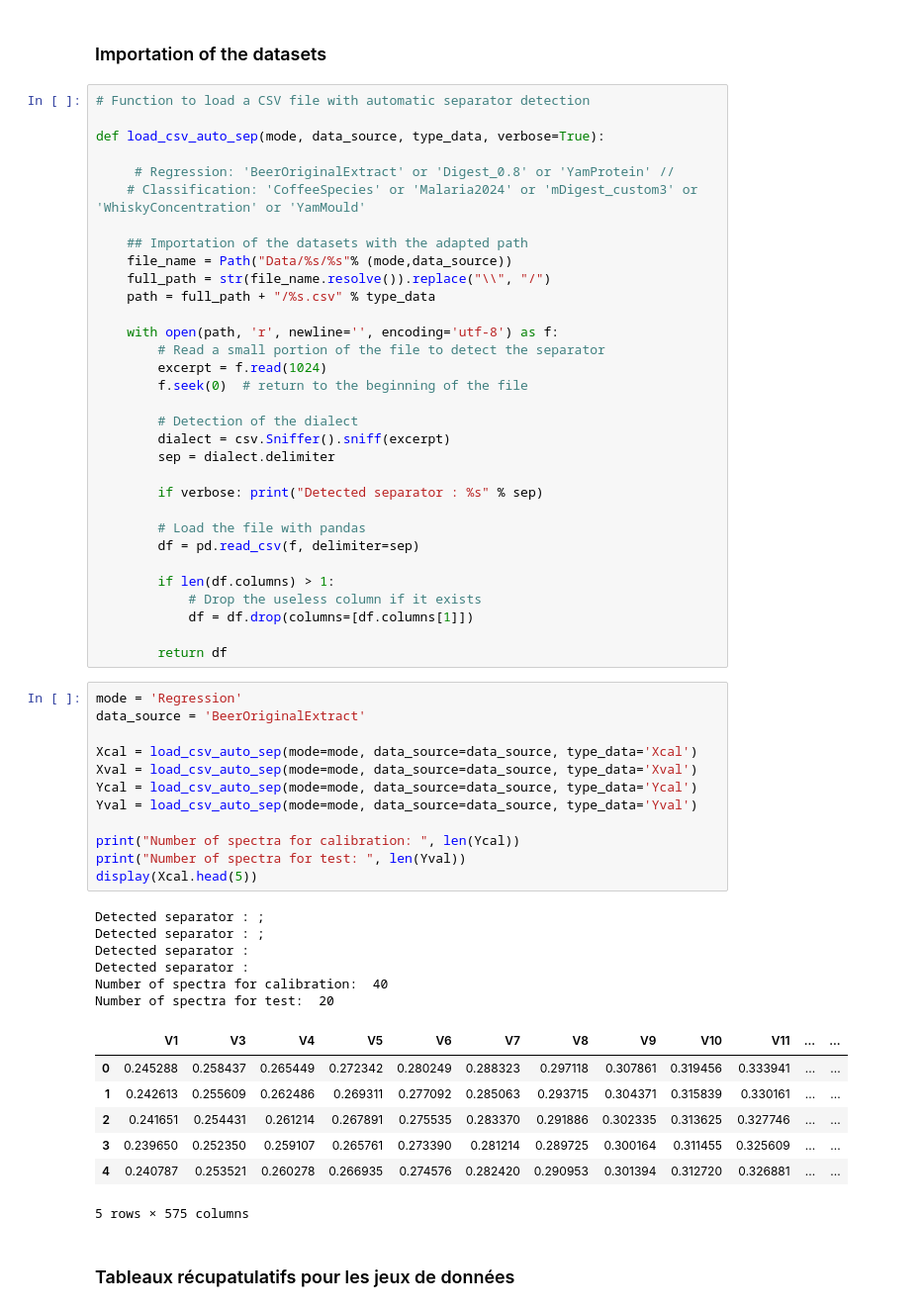
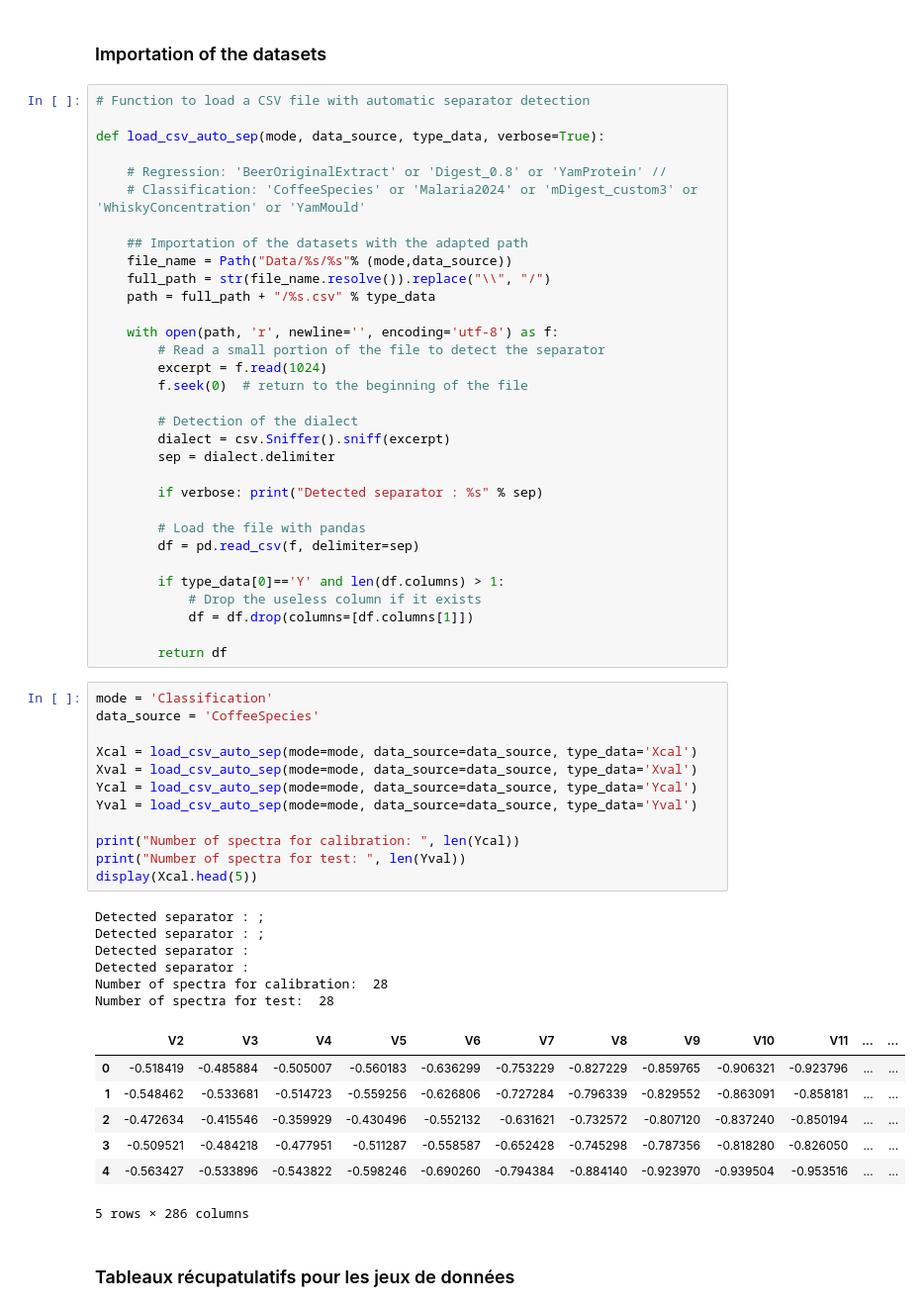
Before and after one commit to rreiter37/CIRAD_PhD_Robin, a Jupyter notebook: intro_dissimilarity.ipynb, the cells around one changed output. Shown at 99% size. Saved outputs shown, nothing was run; the diff lists cells and outputs as text.

```diff
--- a/intro_dissimilarity.ipynb
+++ b/intro_dissimilarity.ipynb
@@ -36,7 +36,7 @@ simplefilter(action='ignore', category=UserWarning)
 
 def load_csv_auto_sep(mode, data_source, type_data, verbose=True):
 
-     # Regression: 'BeerOriginalExtract' or 'Digest_0.8' or 'YamProtein' //
+    # Regression: 'BeerOriginalExtract' or 'Digest_0.8' or 'YamProtein' //
     # Classification: 'CoffeeSpecies' or 'Malaria2024' or 'mDigest_custom3' or 'WhiskyConcentration' or 'YamMould'
 
     ## Importation of the datasets with the adapted path
@@ -58,37 +58,37 @@ def load_csv_auto_sep(mode, data_source, type_data, verbose=True):
         # Load the file with pandas
         df = pd.read_csv(f, delimiter=sep)
 
-        if len(df.columns) > 1:
+        if type_data[0]=='Y' and len(df.columns) > 1:
             # Drop the useless column if it exists
             df = df.drop(columns=[df.columns[1]])
 
         return df
 # %%
-mode = 'Regression'
-data_source = 'BeerOriginalExtract'
+mode = 'Classification'
+data_source = 'CoffeeSpecies'
 
 Xcal = load_csv_auto_sep(mode=mode, data_source=data_source, type_data='Xcal')
 Xval = load_csv_auto_sep(mode=mode, data_source=data_source, type_data='Xval')
 Ycal = load_csv_auto_sep(mode=mode, data_source=data_source, type_data='Ycal')
 Yval = load_csv_auto_sep(mode=mode, data_source=data_source, type_data='Yval')
 
 print("Number of spectra for calibration: ", len(Ycal))
 print("Number of spectra for test: ", len(Yval))
 display(Xcal.head(5))
 # %% [output]
 Detected separator : ;
 Detected separator : ;
 Detected separator :
 Detected separator :
-Number of spectra for calibration:  40
-Number of spectra for test:  20
+Number of spectra for calibration:  28
+Number of spectra for test:  28
-|  | V1 | V3 | V4 | V5 | V6 | V7 | V8 | V9 | V10 | V11 | ... | ... |
-| 0 | 0.245288 | 0.258437 | 0.265449 | 0.272342 | 0.280249 | 0.288323 | 0.297118 | 0.307861 | 0.319456 | 0.333941 | ... | ... |
-| 1 | 0.242613 | 0.255609 | 0.262486 | 0.269311 | 0.277092 | 0.285063 | 0.293715 | 0.304371 | 0.315839 | 0.330161 | ... | ... |
-| 2 | 0.241651 | 0.254431 | 0.261214 | 0.267891 | 0.275535 | 0.283370 | 0.291886 | 0.302335 | 0.313625 | 0.327746 | ... | ... |
-| 3 | 0.239650 | 0.252350 | 0.259107 | 0.265761 | 0.273390 | 0.281214 | 0.289725 | 0.300164 | 0.311455 | 0.325609 | ... | ... |
-| 4 | 0.240787 | 0.253521 | 0.260278 | 0.266935 | 0.274576 | 0.282420 | 0.290953 | 0.301394 | 0.312720 | 0.326881 | ... | ... |
+|  | V2 | V3 | V4 | V5 | V6 | V7 | V8 | V9 | V10 | V11 | ... | ... |
+| 0 | -0.518419 | -0.485884 | -0.505007 | -0.560183 | -0.636299 | -0.753229 | -0.827229 | -0.859765 | -0.906321 | -0.923796 | ... | ... |
+| 1 | -0.548462 | -0.533681 | -0.514723 | -0.559256 | -0.626806 | -0.727284 | -0.796339 | -0.829552 | -0.863091 | -0.858181 | ... | ... |
+| 2 | -0.472634 | -0.415546 | -0.359929 | -0.430496 | -0.552132 | -0.631621 | -0.732572 | -0.807120 | -0.837240 | -0.850194 | ... | ... |
+| 3 | -0.509521 | -0.484218 | -0.477951 | -0.511287 | -0.558587 | -0.652428 | -0.745298 | -0.787356 | -0.818280 | -0.826050 | ... | ... |
+| 4 | -0.563427 | -0.533896 | -0.543822 | -0.598246 | -0.690260 | -0.794384 | -0.884140 | -0.923970 | -0.939504 | -0.953516 | ... | ... |
-5 rows × 575 columns
+5 rows × 286 columns
 # %% [markdown]
 ### Tableaux récupatulatifs pour les jeux de données
 # %%
```
Also changed, not shown: parts of 1 cell of this notebook, 11 other files.
